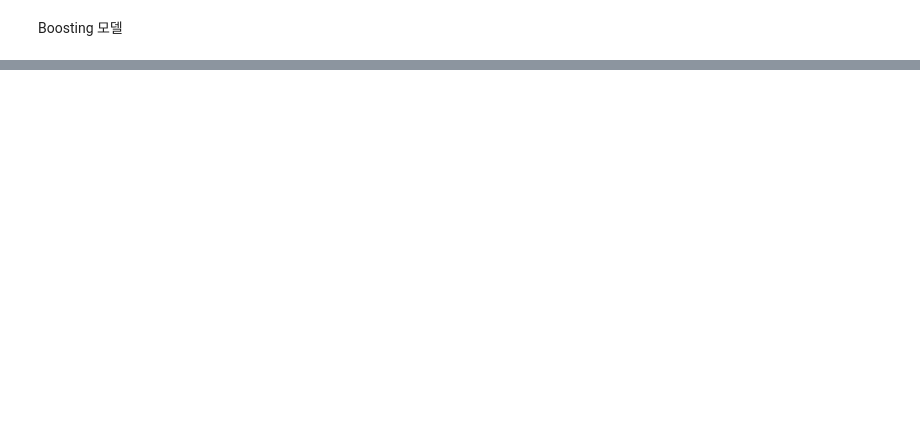
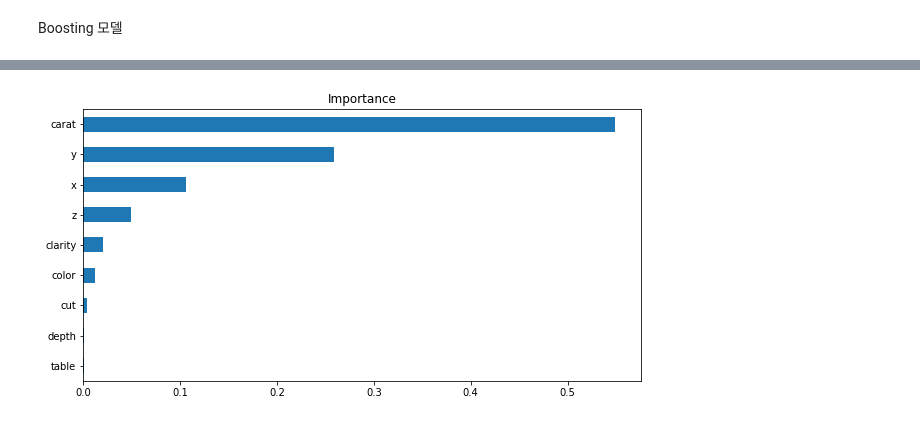
Before and after one commit to IlsuSong/diamond_price_pred, a Jupyter notebook: AI_14_송일수_Section2.ipynb, the cells around one changed output, grey strips where cells are left out. Cells and saved outputs as stored; diff of their text form; code cells hidden in the pictures; blank space fills up the shorter version.

```diff
--- a/AI_14_송일수_Section2.ipynb
+++ b/AI_14_송일수_Section2.ipynb
@@ -378,3 +369,12 @@ r2 :  0.990496140976225
+# %%
+importances = pd.Series(boosting.feature_importances_, X_train.columns)
+
+n = 9
+plt.figure(figsize=(10,5))
+plt.title('Importance')
+importances.sort_values()[-n:].plot.barh();
+# %% [output]
+[figure, added]
 # %%
 def pdpplotprint(model,dataset,model_features,feature):
   isolated=pdp_isolate(model=model,dataset=dataset,model_features=model_features,
```
Also changed, not shown: parts of 23 cells of this notebook.
